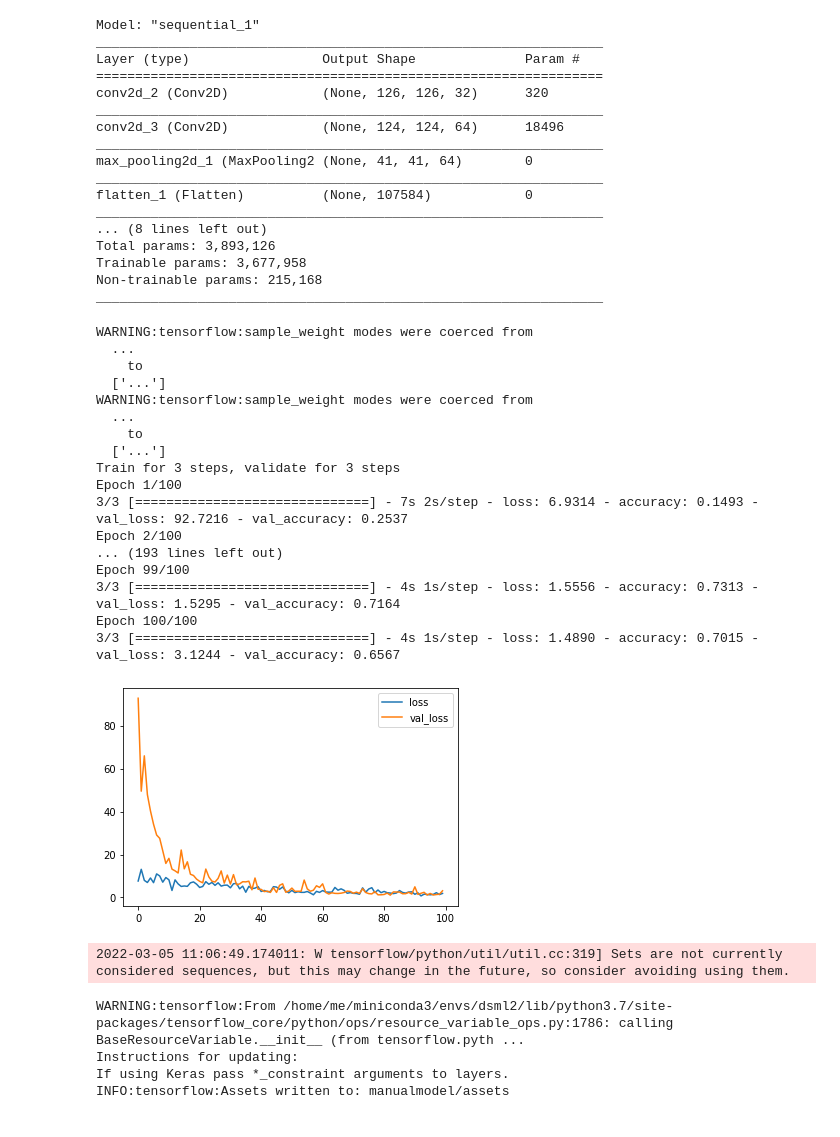
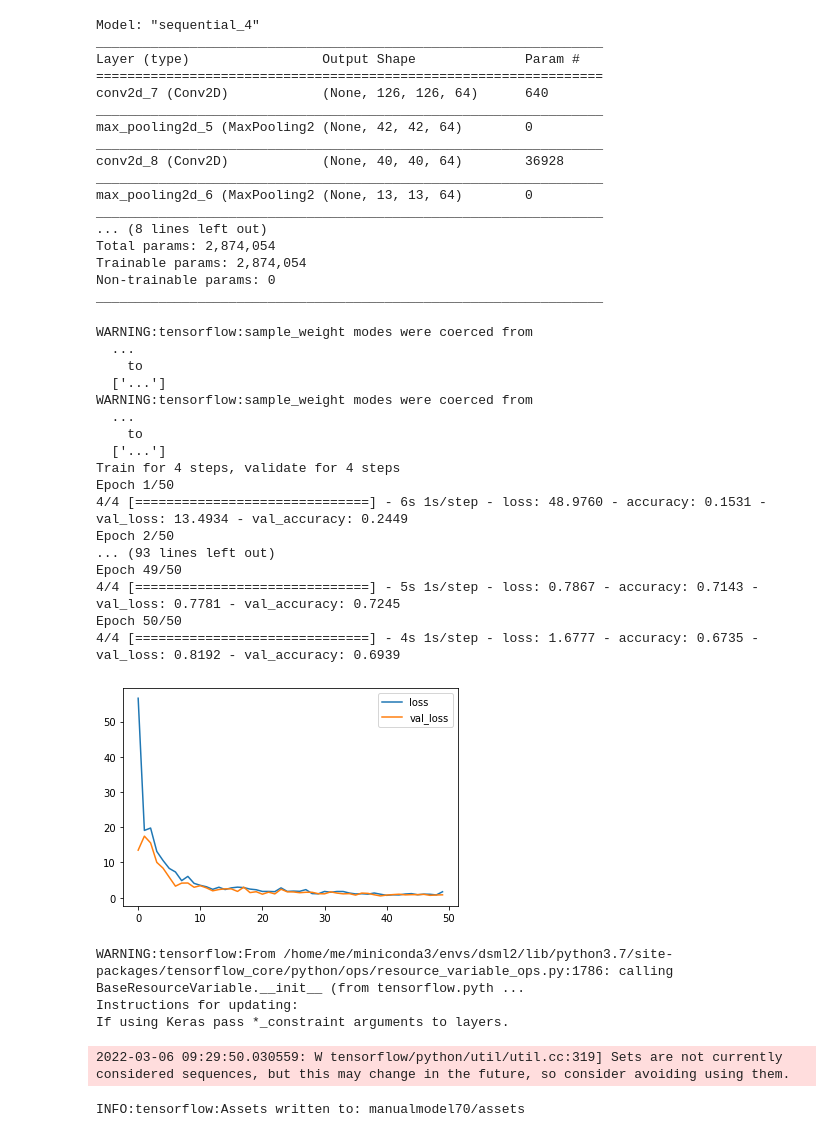
Before and after one commit to alkur-gh/finger-counter, a Jupyter notebook: image-preprocessing.ipynb, the cells around one changed output. Drawn from its saved outputs; the diff is of its cells as text; code cells hidden in the pictures.

Commit message:
still shit, but seems better at least 70% accuracy, maybe need more data

```diff
--- a/image-preprocessing.ipynb
+++ b/image-preprocessing.ipynb
@@ -20,6 +12,8 @@ datagen = keras.preprocessing.image.ImageDataGenerator(
     rotation_range=30,
     horizontal_flip=True,
     zoom_range=0.2,
+    width_shift_range=10,
+    height_shift_range=10,
 )
 flow_params = {
     'class_mode': 'sparse',
@@ -42,67 +41,66 @@ plt.show()
 # %%
 model = keras.Sequential([
-    keras.layers.Conv2D(32, 3, input_shape=(128, 128, 1)),
-#     keras.layers.MaxPooling2D(3),
+    keras.layers.Conv2D(64, 3, input_shape=(128, 128, 1)),
+    keras.layers.MaxPooling2D(3),
     keras.layers.Conv2D(64, 3),
     keras.layers.MaxPooling2D(3),
     keras.layers.Flatten(),
-    keras.layers.BatchNormalization(),
-    keras.layers.Dense(32, activation='relu'),
-    keras.layers.Dense(32, activation='relu'),
+    keras.layers.Dense(256, activation='relu'),
+    keras.layers.Dense(256, activation='relu'),
     keras.layers.Dense(6, activation='softmax'),
 ])
 model.compile(optimizer='adam', loss='sparse_categorical_crossentropy', metrics=['accuracy'])
 model.summary()
 # %% [output]
-Model: "sequential_1"
+Model: "sequential_4"
 _________________________________________________________________
 Layer (type)                 Output Shape              Param #
 =================================================================
-conv2d_2 (Conv2D)            (None, 126, 126, 32)      320
+conv2d_7 (Conv2D)            (None, 126, 126, 64)      640
 _________________________________________________________________
-conv2d_3 (Conv2D)            (None, 124, 124, 64)      18496
+max_pooling2d_5 (MaxPooling2 (None, 42, 42, 64)        0
 _________________________________________________________________
-max_pooling2d_1 (MaxPooling2 (None, 41, 41, 64)        0
+conv2d_8 (Conv2D)            (None, 40, 40, 64)        36928
 _________________________________________________________________
-flatten_1 (Flatten)          (None, 107584)            0
+max_pooling2d_6 (MaxPooling2 (None, 13, 13, 64)        0
 _________________________________________________________________
 ... (8 lines left out)
-Total params: 3,893,126
-Trainable params: 3,677,958
-Non-trainable params: 215,168
+Total params: 2,874,054
+Trainable params: 2,874,054
+Non-trainable params: 0
 _________________________________________________________________
 # %%
-history = model.fit(test_it, validation_data=test_it, epochs=100)
+history = model.fit(test_it, validation_data=test_it, epochs=50)
 df = pd.DataFrame(history.history)
 df[['loss', 'val_loss']].plot()
 plt.show()
 # %% [output]
 WARNING:tensorflow:sample_weight modes were coerced from
   ...
     to
   ['...']
 WARNING:tensorflow:sample_weight modes were coerced from
   ...
     to
   ['...']
-Train for 3 steps, validate for 3 steps
-Epoch 1/100
-3/3 [==============================] - 7s 2s/step - loss: 6.9314 - accuracy: 0.1493 - val_loss: 92.7216 - val_accuracy: 0.2537
-Epoch 2/100
-... (193 lines left out)
-Epoch 99/100
-3/3 [==============================] - 4s 1s/step - loss: 1.5556 - accuracy: 0.7313 - val_loss: 1.5295 - val_accuracy: 0.7164
-Epoch 100/100
-3/3 [==============================] - 4s 1s/step - loss: 1.4890 - accuracy: 0.7015 - val_loss: 3.1244 - val_accuracy: 0.6567
+Train for 4 steps, validate for 4 steps
+Epoch 1/50
+4/4 [==============================] - 6s 1s/step - loss: 48.9760 - accuracy: 0.1531 - val_loss: 13.4934 - val_accuracy: 0.2449
+Epoch 2/50
+... (93 lines left out)
+Epoch 49/50
+4/4 [==============================] - 5s 1s/step - loss: 0.7867 - accuracy: 0.7143 - val_loss: 0.7781 - val_accuracy: 0.7245
+Epoch 50/50
+4/4 [==============================] - 4s 1s/step - loss: 1.6777 - accuracy: 0.6735 - val_loss: 0.8192 - val_accuracy: 0.6939
-[figure, old version]
+[figure, new version]
 # %%
-model.save('manualmodel')
+model.save('manualmodel70')
 # %% [output]
-2022-03-05 11:06:49.174011: W tensorflow/python/util/util.cc:319] Sets are not currently considered sequences, but this may change in the future, so consider avoiding using them.
+WARNING:tensorflow:From /home/me/miniconda3/envs/dsml2/lib/python3.7/site-packages/tensorflow_core/python/ops/resource_variable_ops.py:1786: calling BaseResourceVariable.__init__ (from tensorflow.pyth ...
+Instructions for updating:
+If using Keras pass *_constraint arguments to layers.
-WARNING:tensorflow:From /home/me/miniconda3/envs/dsml2/lib/python3.7/site-packages/tensorflow_core/python/ops/resource_variable_ops.py:1786: calling BaseResourceVariable.__init__ (from tensorflow.pyth ...
-Instructions for updating:
-If using Keras pass *_constraint arguments to layers.
-INFO:tensorflow:Assets written to: manualmodel/assets
+2022-03-06 09:29:50.030559: W tensorflow/python/util/util.cc:319] Sets are not currently considered sequences, but this may change in the future, so consider avoiding using them.
+INFO:tensorflow:Assets written to: manualmodel70/assets
 # %%
 import keract
 activations = keract.get_activations(model, test_it, auto_compile=True)
```
Also changed, not shown: parts of 4 cells of this notebook, 7 other files.
